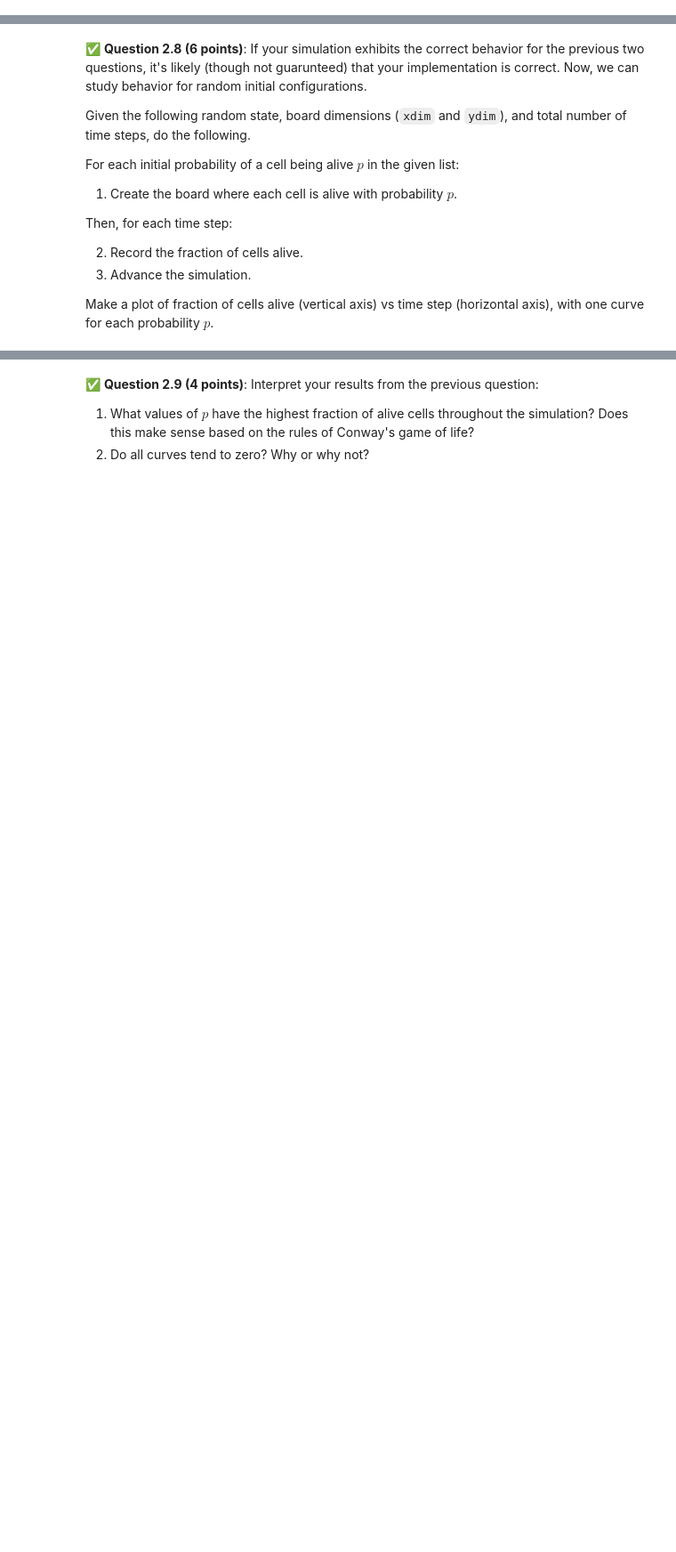
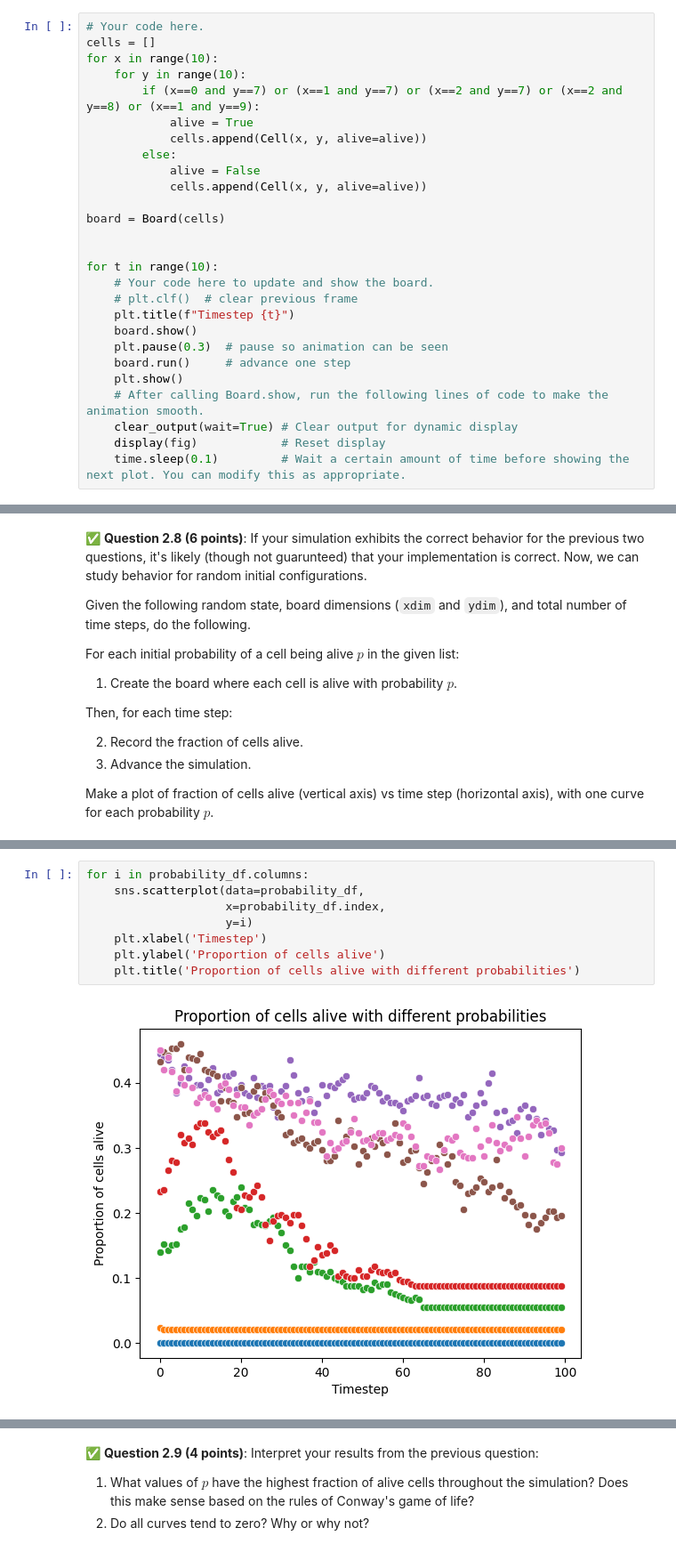
Before and after one commit to JustinTrannn/CMSE202-f25-turnin, a Jupyter notebook: hw-02/HW-02_ABMandGraphTheory-STUDENT.ipynb, the cells around one changed output, grey strips where cells are left out. Shown: that part at 89% size. Cells and saved outputs as stored; diff of their text form; blank space fills up the shorter version.

```diff
--- a/hw-02/HW-02_ABMandGraphTheory-STUDENT.ipynb
+++ b/hw-02/HW-02_ABMandGraphTheory-STUDENT.ipynb
@@ -341,0 +457,27 @@ for t in range(32 + 1):
+# %%
+# Your code here.
+cells = []
+for x in range(10):
+    for y in range(10):
+        if (x==0 and y==7) or (x==1 and y==7) or (x==2 and y==7) or (x==2 and y==8) or (x==1 and y==9):
+            alive = True
+            cells.append(Cell(x, y, alive=alive))
+        else:
+            alive = False
+            cells.append(Cell(x, y, alive=alive))
+
+board = Board(cells)
+
+
+for t in range(10):
+    # Your code here to update and show the board.
+    # plt.clf()  # clear previous frame
+    plt.title(f"Timestep {t}")
+    board.show()
+    plt.pause(0.3)  # pause so animation can be seen
+    board.run()     # advance one step
+    plt.show()
+    # After calling Board.show, run the following lines of code to make the animation smooth.
+    clear_output(wait=True) # Clear output for dynamic display
+    display(fig)            # Reset display
+    time.sleep(0.1)         # Wait a certain amount of time before showing the next plot. You can modify this as appropriate.
@@ -368,0 +582,10 @@ alive_probabilities = [0.0, 0.1, 0.2, 0.3, 0.4, 0.5, 0.6]
+# %%
+for i in probability_df.columns:
+    sns.scatterplot(data=probability_df,
+                    x=probability_df.index,
+                    y=i)
+    plt.xlabel('Timestep')
+    plt.ylabel('Proportion of cells alive')
+    plt.title('Proportion of cells alive with different probabilities')
+# %% [output]
+[figure, added]
```
Also changed, not shown: parts of 19 cells of this notebook.
